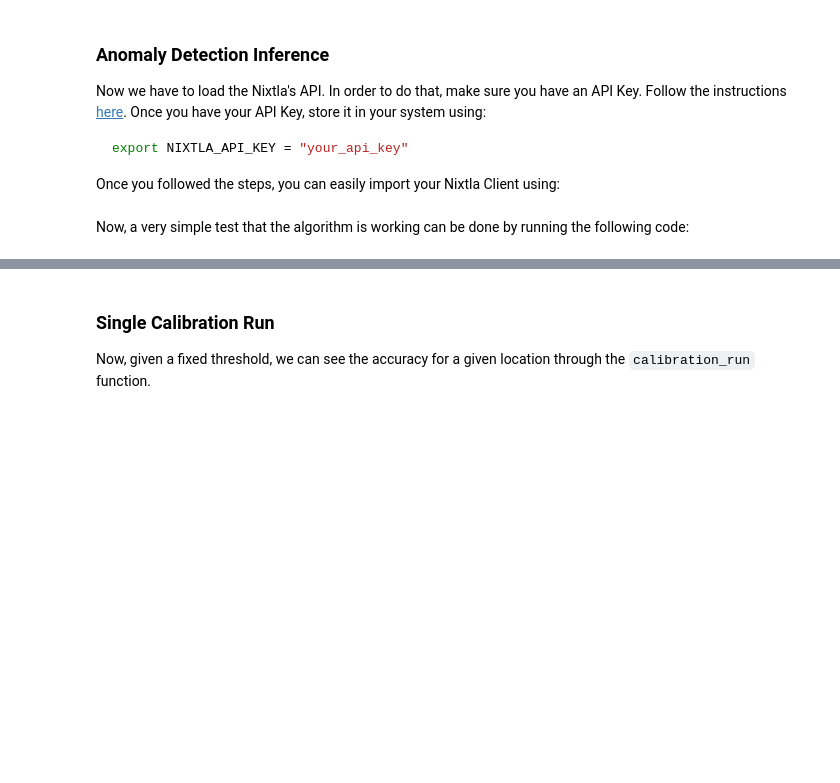
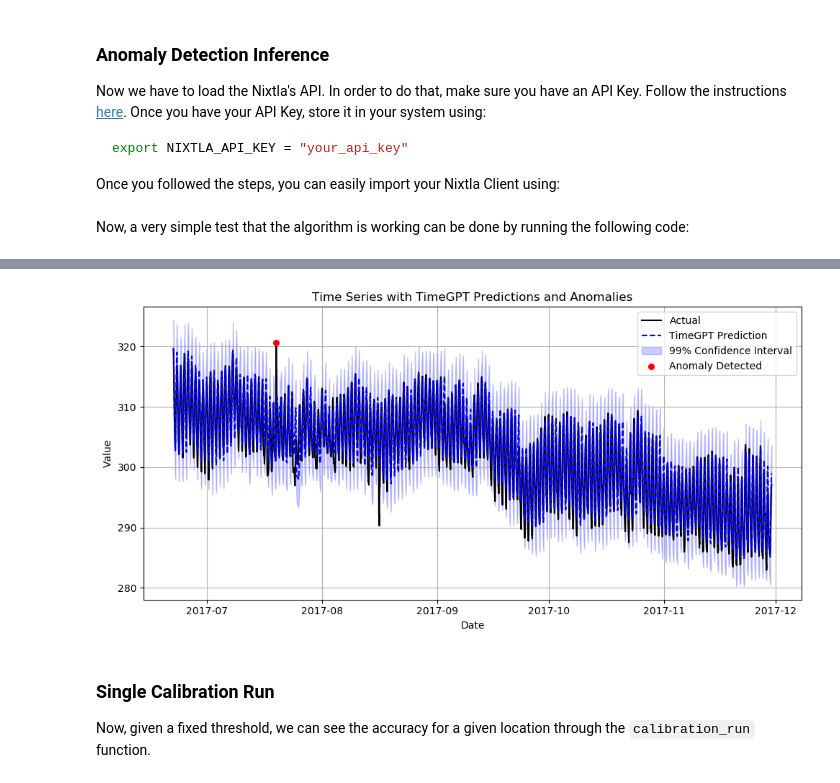
Before and after one commit to PieroPaialungaAI/AnomalyDetectionNixtla, a Jupyter notebook: temp.ipynb, the cells around one changed output, grey strips where cells are left out. Saved outputs shown, nothing was run; the diff lists cells and outputs as text; code cells hidden in the pictures; blank space fills up the shorter version.

```diff
--- a/temp.ipynb
+++ b/temp.ipynb
@@ -160,3 +159,7 @@ As we can see, the model is able to correctly spot the location where we injecte
+# %%
+anomaly_calibrator.plot_anomaly_detection()
+# %% [output]
+[figure, added]
 # %% [markdown]
 ### Single Calibration Run
 
```
Also changed, not shown: parts of 8 cells of this notebook, 2 other files.
